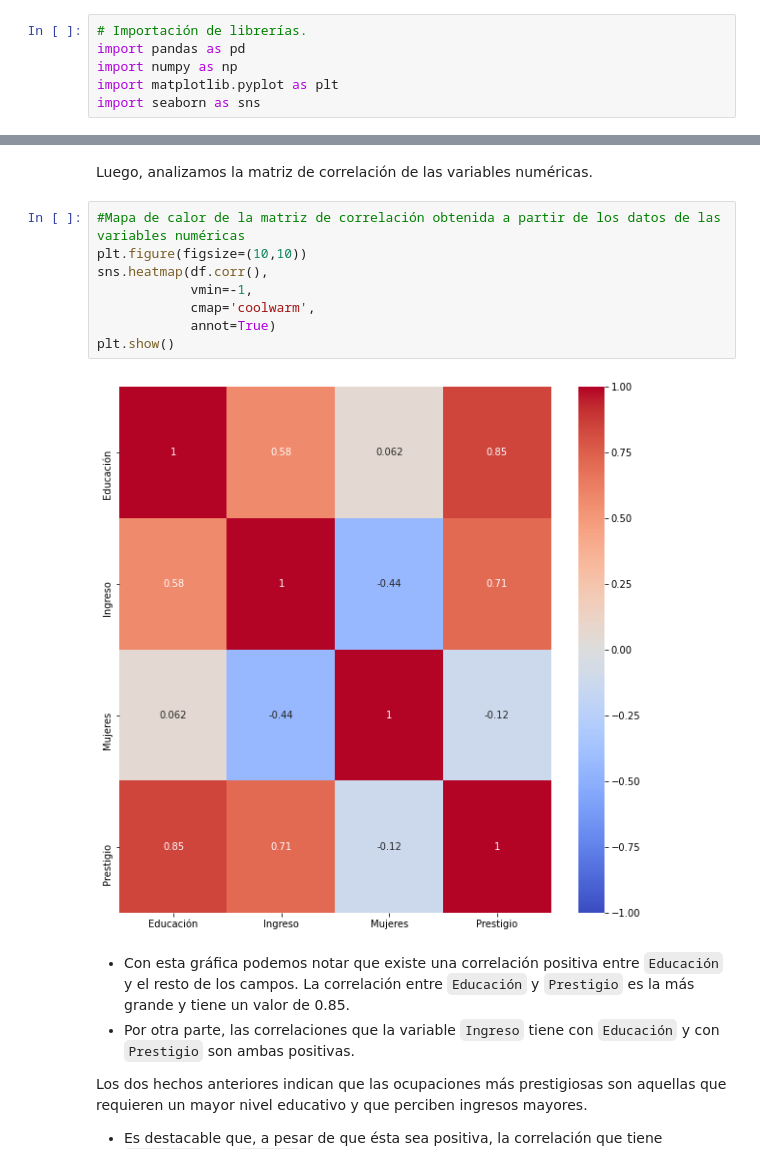
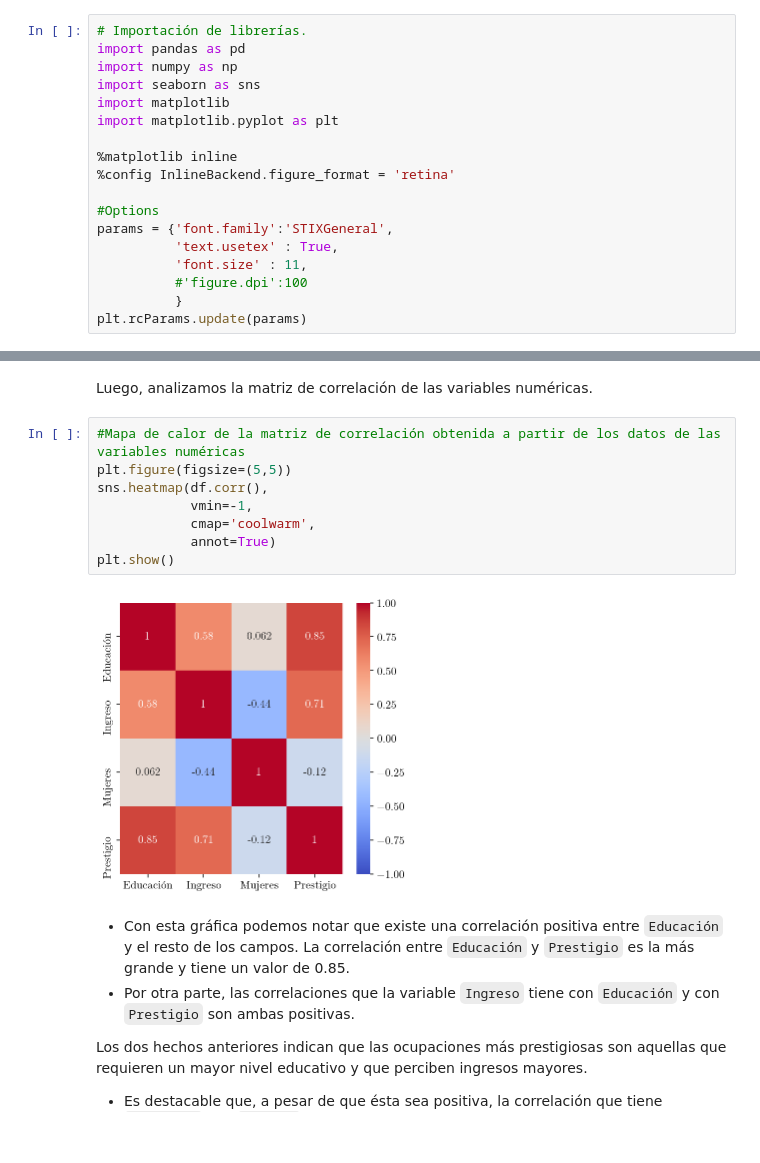
Before and after one commit to cegm/EA2-Entregables, a Jupyter notebook: Controles/Control 1/KND_Cntrl-1.ipynb, the cells around one changed output, grey strips where cells are left out. Saved outputs shown, nothing was run; the diff lists cells and outputs as text; blank space fills up the shorter version.

```diff
--- a/Controles/Control 1/KND_Cntrl-1.ipynb
+++ b/Controles/Control 1/KND_Cntrl-1.ipynb
@@ -7,8 +4,20 @@
 # Importación de librerías.
 import pandas as pd
 import numpy as np
+import seaborn as sns
+import matplotlib
 import matplotlib.pyplot as plt
-import seaborn as sns
+
+%matplotlib inline
+%config InlineBackend.figure_format = 'retina'
+
+#Options
+params = {'font.family':'STIXGeneral',
+          'text.usetex' : True,
+          'font.size' : 11,
+          #'figure.dpi':100
+          }
+plt.rcParams.update(params)
 # %%
 #Leer los datos del archivo `control1.dat` cuyas columnas están separadas por múltiples espacios.
 df = pd.read_csv('control1.dat', sep='\s+')
@@ -122,14 +131,14 @@ df[df["Mujeres"]> 82.104].sort_values("Mujeres", ascending = False)
 Luego, analizamos la matriz de correlación de las variables numéricas.
 # %%
 #Mapa de calor de la matriz de correlación obtenida a partir de los datos de las variables numéricas
-plt.figure(figsize=(10,10))
+plt.figure(figsize=(5,5))
 sns.heatmap(df.corr(),
             vmin=-1,
             cmap='coolwarm',
             annot=True)
 plt.show()
 # %% [output]
-[figure, old version]
+[figure, new version]
 # %% [markdown]
 * Con esta gráfica podemos notar que existe una correlación positiva entre `Educación` y el resto de los campos. La correlación entre `Educación` y `Prestigio` es la más grande y tiene un valor de 0.85.
 * Por otra parte, las correlaciones que la variable `Ingreso` tiene con `Educación` y con `Prestigio` son ambas positivas.
```
Also changed, not shown: parts of 24 cells of this notebook, 2 other files.
